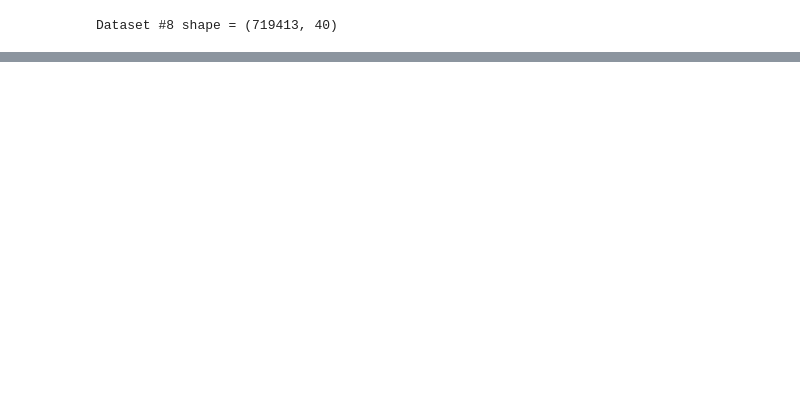
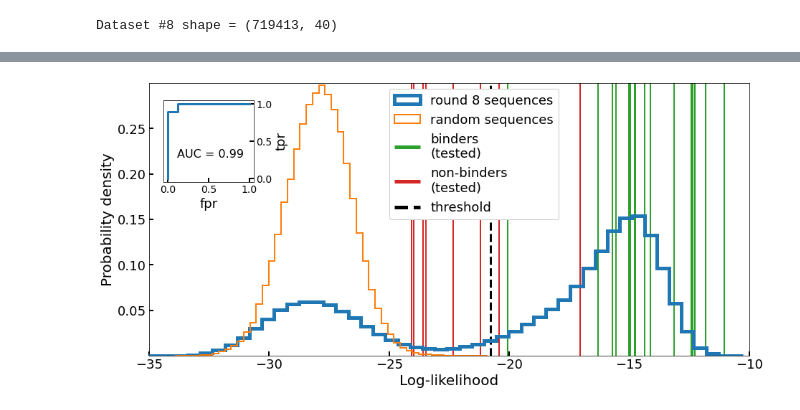
Before and after one commit to adigioacchino/RBMsForAptamers, a Jupyter notebook: discriminator.ipynb, the cells around one changed output, grey strips where cells are left out. Drawn from its saved outputs; the diff is of its cells as text; code cells hidden in the pictures; blank space fills up the shorter version.

```diff
--- a/discriminator.ipynb
+++ b/discriminator.ipynb
@@ -221,3 +171,58 @@ axins.yaxis.set_label_position("right")
+# %%
+# make figure
+rand_data = np.random.randint(low=0, high=3, size=(100000, 20), dtype=np.int16)
+
+fig = plt.figure(figsize=(15,7))
+gs = fig.add_gridspec(ncols=1, nrows=1, wspace=0.1, hspace=0.2)
+scores_train = RBM_lr_0.likelihood(all_seq_8_lr)
+scores_pos = RBM_lr_0.likelihood(binders_2num)
+scores_neg = RBM_lr_0.likelihood(nonbinders_2num)
+scores_rand = RBM_lr_0.likelihood(rand_data)
+t_ax = fig.add_subplot(gs[0,0])
+t_ax.hist(scores_train, density=True, histtype='step', fill=False, bins=50, lw=5, color="C0",
+         label="round 8 sequences", zorder=10)
+t_ax.hist(scores_rand, density=True, histtype='step', fill=False, bins=50, lw=2, color="C1",
+         label="random sequences", zorder=13)
+for sp in scores_pos:
+    t_ax.vlines(sp, ymin=0, ymax=1, lw=2, color="C2")
+for sn in scores_neg:
+    t_ax.vlines(sn, ymin=0, ymax=1, lw=2, color="C3")
+# threshold
+t_ax.vlines(threshold, ymin=0, ymax=1, lw=3, ls='dashed', color="black")
+# only for the legend
+t_ax.vlines(0, ymin=0, ymax=1, lw=5, color="C2", label="binders\n(tested)")
+t_ax.vlines(0, ymin=0, ymax=1, lw=5, color="C3", label="non-binders\n(tested)")
+t_ax.vlines(0, ymin=0, ymax=1, lw=5, ls='dashed', color="black", label="threshold")
+t_ax.legend(fontsize=18, loc=(0.4, 0.5), framealpha=1)
+t_ax.tick_params(axis='both', direction='in', length=6, width=2, colors='k')
+t_ax.tick_params(which='minor', direction='in', length=0, width=2, colors='k')
+t_ax.tick_params(axis='both', labelsize=18)
+t_ax.set_xlim((-35,-10))
+t_ax.set_ylim((0, 0.3))
+t_ax.set_xlabel("Log-likelihood", fontsize=20)
+t_ax.set_ylabel("Probability density", fontsize=20)
+t_ax.set_yticks([0.05, 0.10, 0.15, 0.20, 0.25])
+# inset
+labels = np.hstack((np.zeros((len(scores_neg))), np.ones((len(scores_pos)))))
+scores = np.hstack((scores_neg, scores_pos))
+fpr, tpr, thresholds = metrics.roc_curve(labels, scores)
+axins = inset_axes(t_ax, width="100%", height="100%",
+                   bbox_to_anchor=(.03, .65, .15, .3),
+                   bbox_transform=t_ax.transAxes)
+axins.plot(fpr, tpr, lw=3)
+axins.tick_params(axis='both', direction='in', length=6, width=2, colors='k')
+axins.tick_params(which='minor', direction='in', length=0, width=2, colors='k')
+axins.tick_params(axis='both', labelsize=14)
+axins.set_xticks([0,0.5,1])
+axins.set_yticks([0,0.5,1])
+auc = metrics.auc(fpr, tpr)
+axins.text(0.15, 0.3, "AUC = "+str(round(auc,2)), fontsize=16, color='k', transform=axins.transAxes)
+axins.set_xlabel("fpr", fontsize=18)
+axins.set_ylabel("tpr", fontsize=18)
+axins.yaxis.tick_right()
+axins.yaxis.set_label_position("right")
+# %% [output]
+[figure, added]
 # %%
 # Print tabel with loglikelihoods and prediction (comparison with the established threshold)
 exp_df['loglik'] = RBM_lr_0.likelihood(DNA_utils.seq2num(exp_df['sequence'].to_list()))
```
Also changed, not shown: parts of 4 cells of this notebook, 3 other files.
